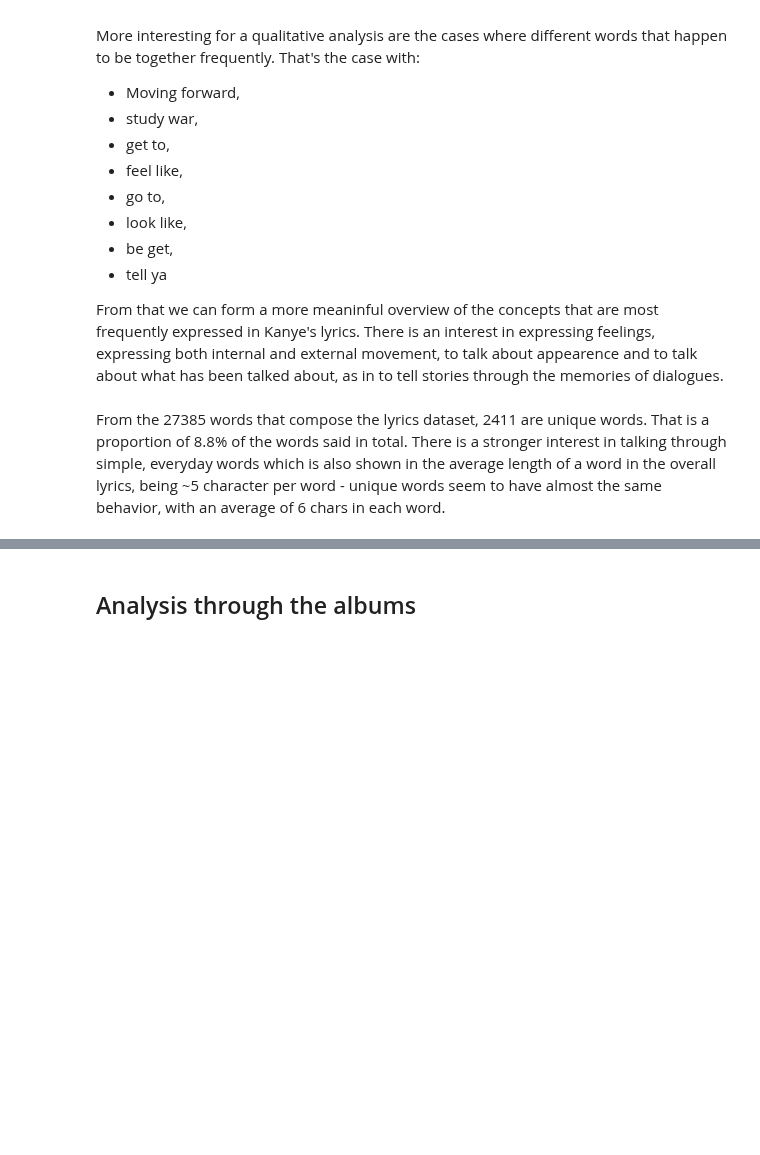
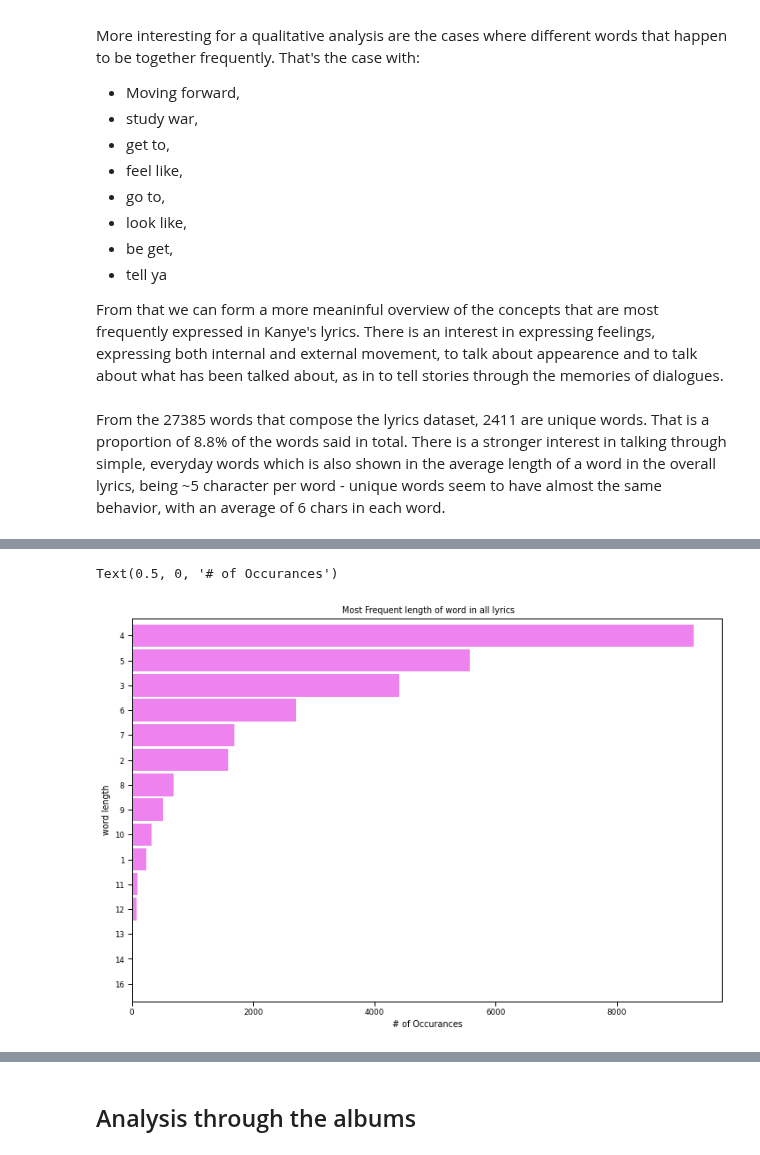
Before and after one commit to karen-pal/mentoria-canciones-DiploDatos, a Jupyter notebook: practico_2.ipynb, the cells around one changed output, grey strips where cells are left out. Drawn from its saved outputs; the diff is of its cells as text; code cells hidden in the pictures; blank space fills up the shorter version.

Commit message:
analizar word length

```diff
--- a/practico_2.ipynb
+++ b/practico_2.ipynb
@@ -417,0 +418,14 @@ Average length of an unique word:  6.34
+# %%
+lengths_count = Counter(lengths_all)
+lengths_count = dict(lengths_count)
+unique_lengths_count = Counter(lengths_uniques)
+unique_lengths_count = dict(unique_lengths_count)
+# %%
+word_length_series =pd.Series(lengths_count)
+word_length_series.sort_values().plot.barh(color='violet', width=.9, figsize=(12, 8))
+plt.title(' Most Frequent length of word in all lyrics')
+plt.ylabel('word length')
+plt.xlabel('# of Occurances')
+# %% [output]
+Text(0.5, 0, '# of Occurances')
+[figure, added]
```
Also changed, not shown: parts of 12 cells of this notebook.
